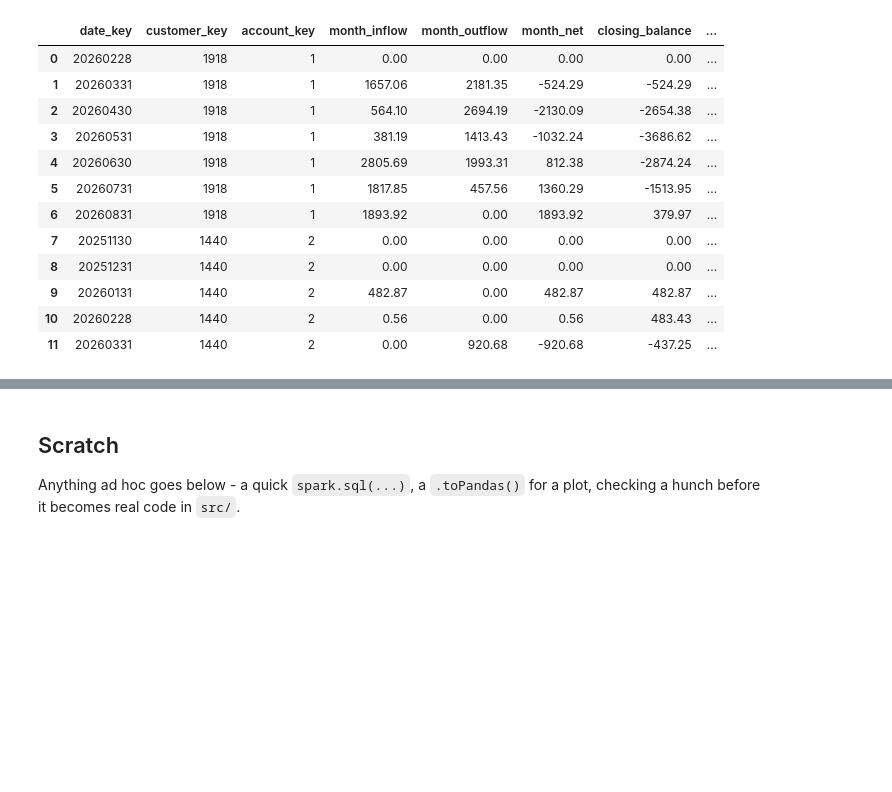
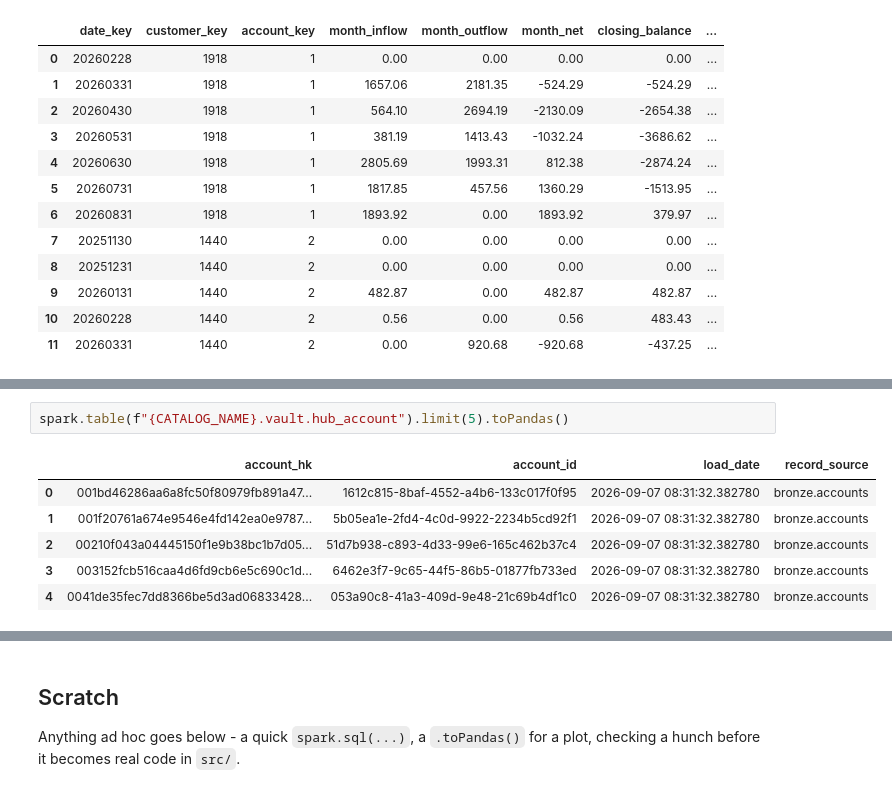
Before and after one commit to meedaycodes/fintech-lakehouse, a Jupyter notebook: notebooks/explore.ipynb, the cells around one changed output, grey strips where cells are left out. Drawn from its saved outputs; the diff is of its cells as text; blank space fills up the shorter version.

```diff
--- a/notebooks/explore.ipynb
+++ b/notebooks/explore.ipynb
@@ -194,0 +219,9 @@ spark.table(f"{CATALOG_NAME}.gold.fct_account_monthly_snapshot") \
+# %%
+spark.table(f"{CATALOG_NAME}.vault.hub_account").limit(5).toPandas()
+# %% [output]
+|  | account_hk | account_id | load_date | record_source |
+| 0 | 001bd46286aa6a8fc50f80979fb891a47... | 1612c815-8baf-4552-a4b6-133c017f0f95 | 2026-09-07 08:31:32.382780 | bronze.accounts |
+| 1 | 001f20761a674e9546e4fd142ea0e9787... | 5b05ea1e-2fd4-4c0d-9922-2234b5cd92f1 | 2026-09-07 08:31:32.382780 | bronze.accounts |
+| 2 | 00210f043a04445150f1e9b38bc1b7d05... | 51d7b938-c893-4d33-99e6-165c462b37c4 | 2026-09-07 08:31:32.382780 | bronze.accounts |
+| 3 | 003152fcb516caa4d6fd9cb6e5c690c1d... | 6462e3f7-9c65-44f5-86b5-01877fb733ed | 2026-09-07 08:31:32.382780 | bronze.accounts |
+| 4 | 0041de35fec7dd8366be5d3ad06833428... | 053a90c8-41a3-409d-9e48-21c69b4df1c0 | 2026-09-07 08:31:32.382780 | bronze.accounts |
```
Also changed, not shown: parts of 9 cells of this notebook.
